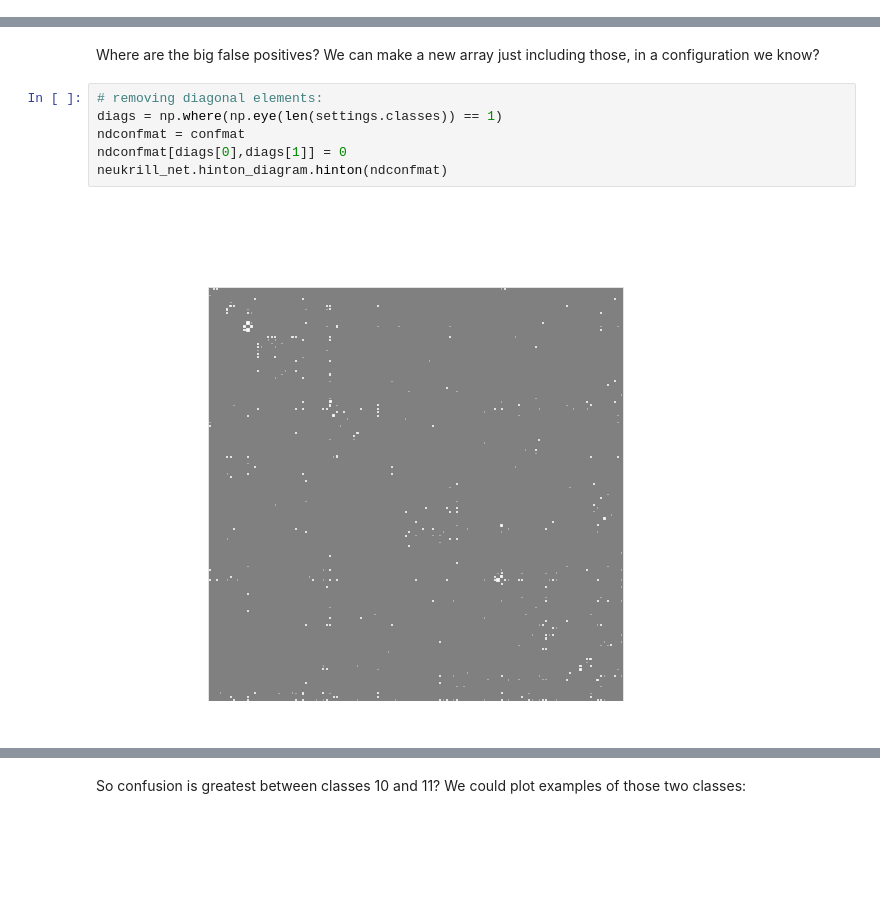
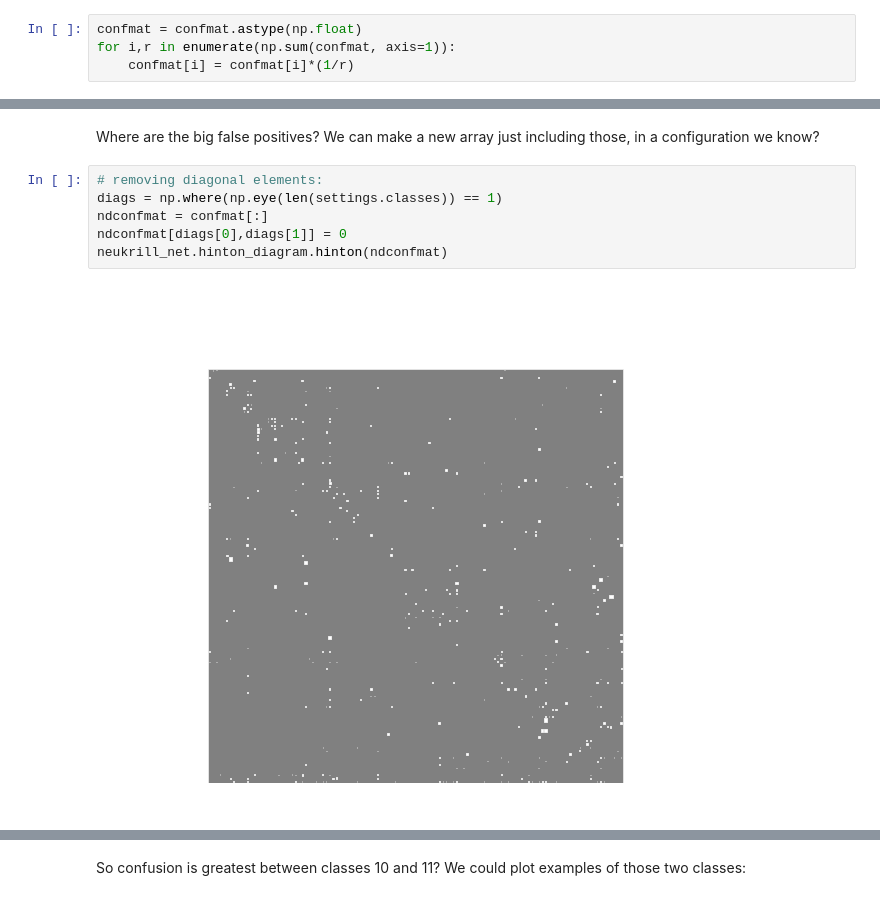
Before and after one commit to Neuroglycerin/neukrill-net-work, a Jupyter notebook: notebooks/Validation scoring.ipynb, the cells around one changed output, grey strips where cells are left out. Saved outputs shown, nothing was run; the diff lists cells and outputs as text; blank space fills up the shorter version.

```diff
--- a/notebooks/Validation scoring.ipynb
+++ b/notebooks/Validation scoring.ipynb
@@ -382,0 +397,4 @@ array([[84,  2,  1, ...,  0,  0,  0],
+# %%
+confmat = confmat.astype(np.float)
+for i,r in enumerate(np.sum(confmat, axis=1)):
+    confmat[i] = confmat[i]*(1/r)
@@ -391,11 +425,11 @@ Where are the big false positives? We can make a new array just including those,
 # %%
 # removing diagonal elements:
 diags = np.where(np.eye(len(settings.classes)) == 1)
-ndconfmat = confmat
+ndconfmat = confmat[:]
 ndconfmat[diags[0],diags[1]] = 0
 neukrill_net.hinton_diagram.hinton(ndconfmat)
 # %% [output]
-[figure, old version]
+[figure, new version]
 # %%
 # which elements are the biggest?
 for m in np.sort(ndconfmat.ravel())[-10:]:
```
Also changed, not shown: parts of 6 cells of this notebook, 3 other files.
